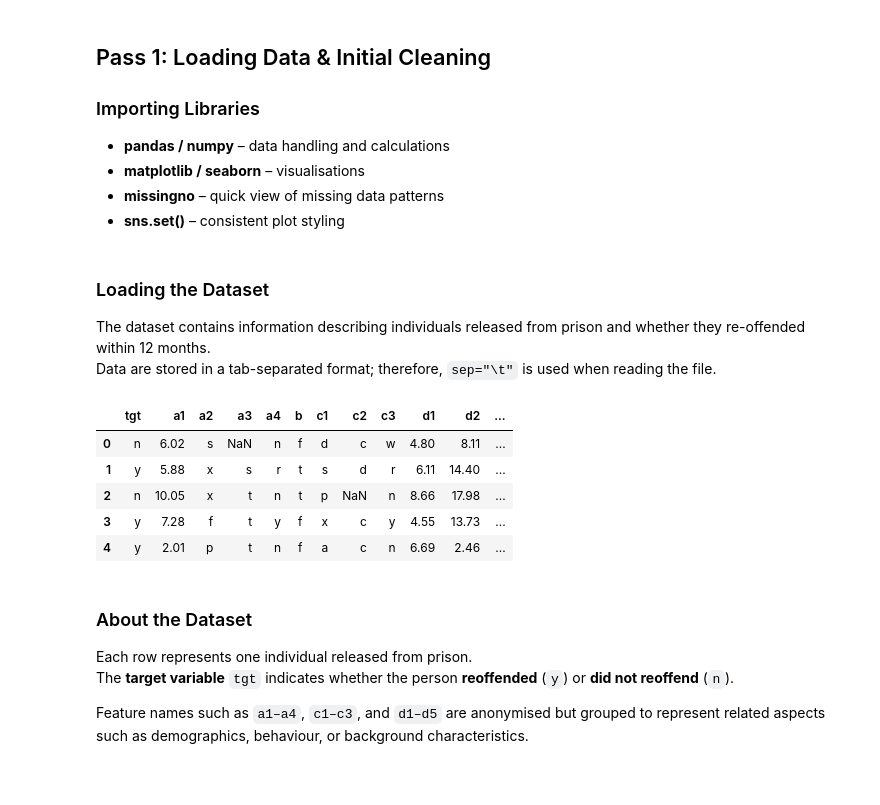
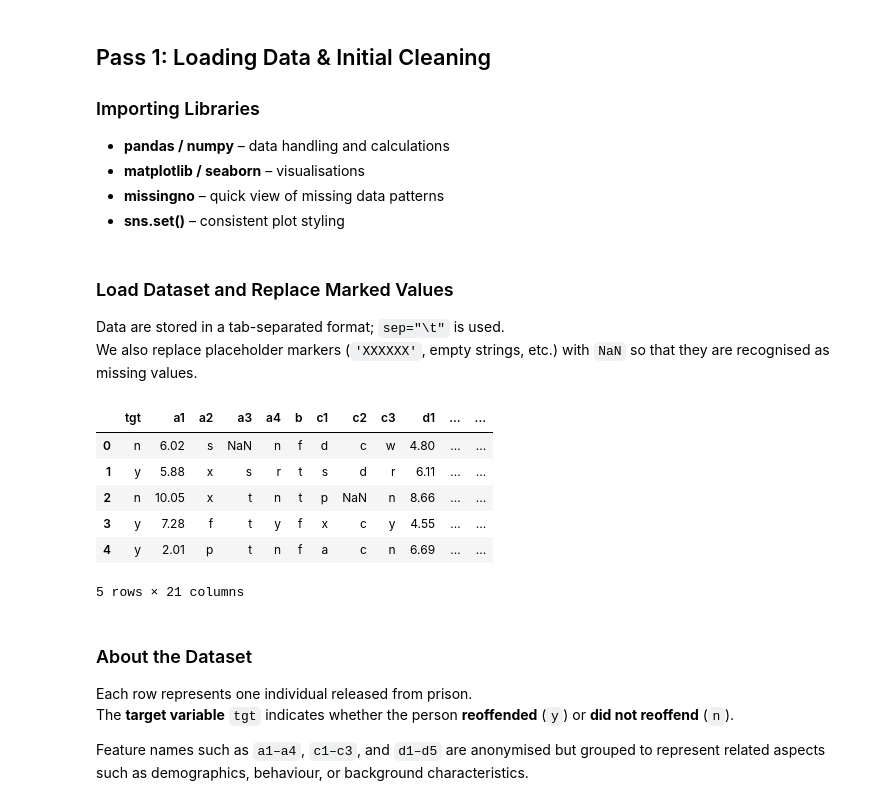
Before and after one commit to berkay-eren/setu-datamining-assignment1, a Jupyter notebook: 20115725-BerkayEren-CA1_Pass1.ipynb, the cells around one changed output. Saved outputs shown, nothing was run; the diff lists cells and outputs as text; code cells hidden in the pictures; blank space fills up the shorter version.

```diff
--- a/20115725-BerkayEren-CA1_Pass1.ipynb
+++ b/20115725-BerkayEren-CA1_Pass1.ipynb
@@ -25,19 +28,23 @@ import missingno as msno
 
 sns.set(style="whitegrid")
 # %% [markdown]
-### Loading the Dataset
-The dataset contains information describing individuals released from prison and whether they re-offended within 12 months.
-Data are stored in a tab-separated format; therefore, `sep="\t"` is used when reading the file.
+### Load Dataset and Replace Marked Values
+Data are stored in a tab-separated format; `sep="\t"` is used.
+We also replace placeholder markers (`'XXXXXX'`, empty strings, etc.) with `NaN` so that they are recognised as missing values.
 # %%
 df = pd.read_csv("data/arrests.csv", sep="\t")
+
+# Replace marked placeholders with NaN
+df = df.replace(['XXXXXX', 'xxxxx', '', ' '], np.nan)
 df.head()
 # %% [output]
-|  | tgt | a1 | a2 | a3 | a4 | b | c1 | c2 | c3 | d1 | d2 | ... |
-| 0 | n | 6.02 | s | NaN | n | f | d | c | w | 4.80 | 8.11 | ... |
-| 1 | y | 5.88 | x | s | r | t | s | d | r | 6.11 | 14.40 | ... |
-| 2 | n | 10.05 | x | t | n | t | p | NaN | n | 8.66 | 17.98 | ... |
-| 3 | y | 7.28 | f | t | y | f | x | c | y | 4.55 | 13.73 | ... |
-| 4 | y | 2.01 | p | t | n | f | a | c | n | 6.69 | 2.46 | ... |
+|  | tgt | a1 | a2 | a3 | a4 | b | c1 | c2 | c3 | d1 | ... | ... |
+| 0 | n | 6.02 | s | NaN | n | f | d | c | w | 4.80 | ... | ... |
+| 1 | y | 5.88 | x | s | r | t | s | d | r | 6.11 | ... | ... |
+| 2 | n | 10.05 | x | t | n | t | p | NaN | n | 8.66 | ... | ... |
+| 3 | y | 7.28 | f | t | y | f | x | c | y | 4.55 | ... | ... |
+| 4 | y | 2.01 | p | t | n | f | a | c | n | 6.69 | ... | ... |
+5 rows × 21 columns
 # %% [markdown]
 ### About the Dataset
 Each row represents one individual released from prison.
```
Also changed, not shown: parts of 22 cells of this notebook, 2 other files.
